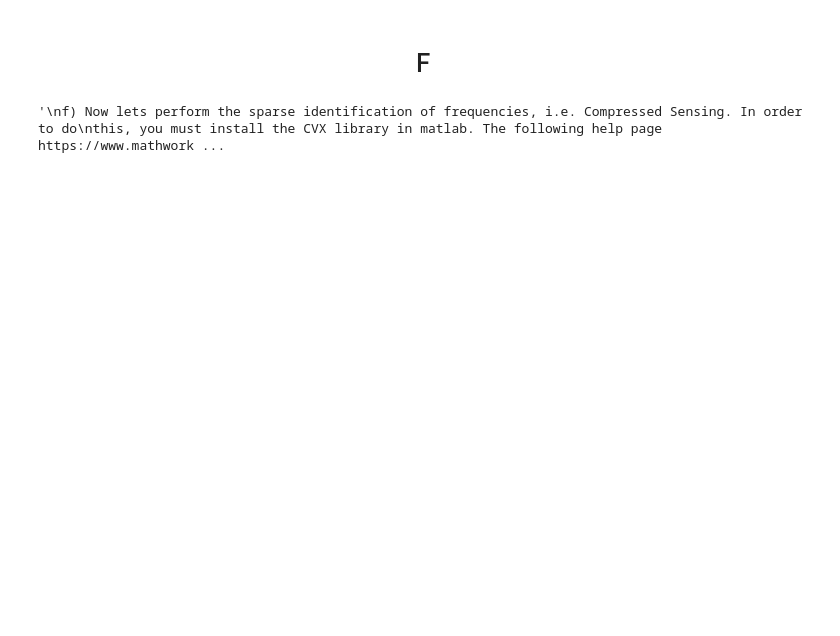
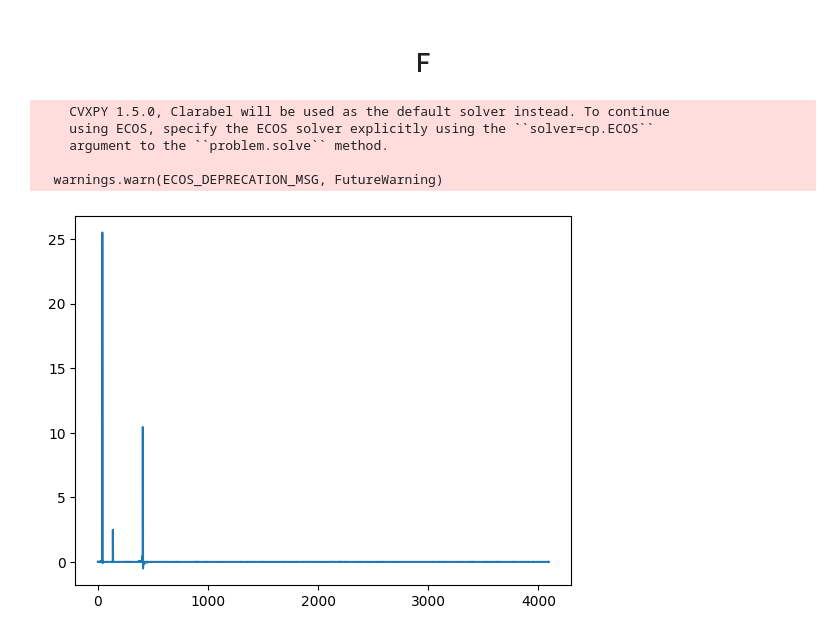
Before and after one commit to Maurone7/AERSP-597-Signal, a Jupyter notebook: HW_2/4.ipynb, the cells around one changed output. Drawn from its saved outputs; the diff is of its cells as text; code cells hidden in the pictures; blank space fills up the shorter version.

```diff
--- a/HW_2/4.ipynb
+++ b/HW_2/4.ipynb
@@ -98,18 +98,35 @@ plt.show()
 # %%
 '''
 f) Now lets perform the sparse identification of frequencies, i.e. Compressed Sensing. In order to do
 this, you must install the CVX library in matlab. The following help page https://www.mathworks.com/
 matlabcentral/answers/511063-installing-cvx-in-matlab should ”hopefully” help you in the process.
 g) Now lets minimize the 1-norm of the coefficients x. You may use for following code-structure to perform
 the optimization:
 cvx_begin
 variable x(n);
 minimize( "ENTER YOUR CODE HERE" )
 subject to
 "ENTER YOUR CODE HERE"
 cvx_end
 Reconstruct the signal using the DCT command again (recall that the inverse DCT is the same as DCT).
 Have you reconstructed the signal appropriately?
 '''
+
+# I have no idea how to use cvxpy, but Copilot did the following code
+import cvxpy as cp
+
+x = cp.Variable(Np)
+objective = cp.Minimize(cp.norm(x, 1))
+constraints = [A @ x == f_bar]
+problem = cp.Problem(objective, constraints)
+problem.solve()
+x = x.value
+plt.plot(x)
+plt.show()
 # %% [output]
-'\nf) Now lets perform the sparse identification of frequencies, i.e. Compressed Sensing. In order to do\nthis, you must install the CVX library in matlab. The following help page https://www.mathwork ...
+    CVXPY 1.5.0, Clarabel will be used as the default solver instead. To continue
+    using ECOS, specify the ECOS solver explicitly using the ``solver=cp.ECOS``
+    argument to the ``problem.solve`` method.
+
+  warnings.warn(ECOS_DEPRECATION_MSG, FutureWarning)
+[figure, added]
```
Also changed, not shown: parts of 2 cells of this notebook.
